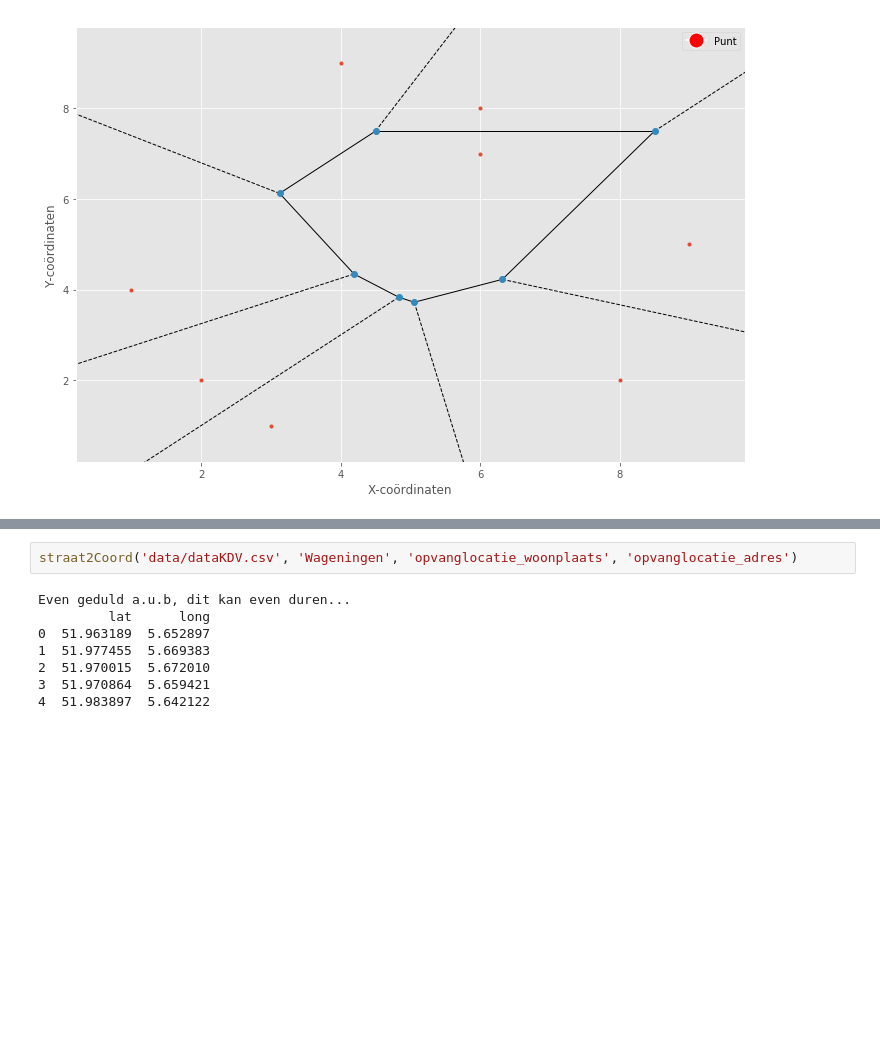
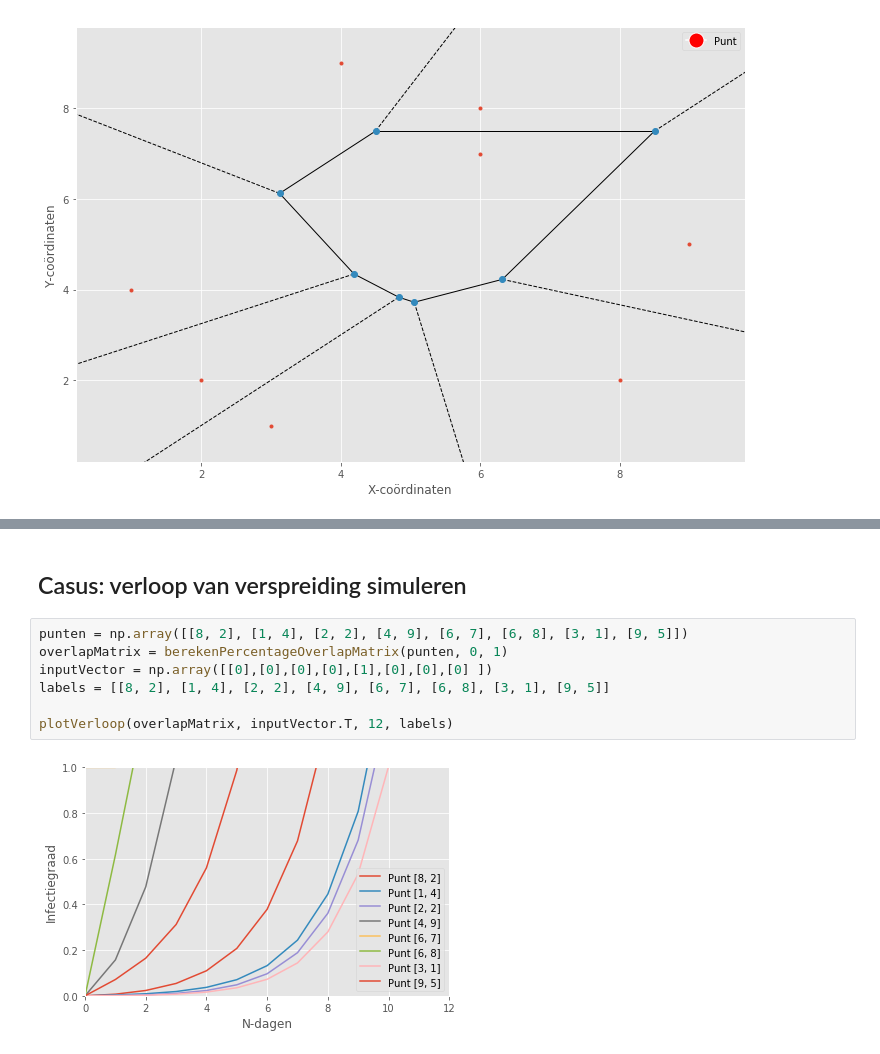
Before and after one commit to Denbergvanthijs/IPASS, a Jupyter notebook: main.ipynb, the cells around one changed output, grey strips where cells are left out. Drawn from its saved outputs; the diff is of its cells as text; blank space fills up the shorter version.

```diff
--- a/main.ipynb
+++ b/main.ipynb
@@ -78,10 +83,11 @@ plotVoronoiCompleet(punten, 0, 1)
-# %%
-straat2Coord('data/dataKDV.csv', 'Wageningen', 'opvanglocatie_woonplaats', 'opvanglocatie_adres')
-# %% [output]
-Even geduld a.u.b, dit kan even duren...
-         lat      long
-0  51.963189  5.652897
-1  51.977455  5.669383
-2  51.970015  5.672010
-3  51.970864  5.659421
-4  51.983897  5.642122
+# %% [markdown]
+## Casus: verloop van verspreiding simuleren
+# %%
+punten = np.array([[8, 2], [1, 4], [2, 2], [4, 9], [6, 7], [6, 8], [3, 1], [9, 5]])
+overlapMatrix = berekenPercentageOverlapMatrix(punten, 0, 1)
+inputVector = np.array([[0],[0],[0],[0],[1],[0],[0],[0] ])
+labels = [[8, 2], [1, 4], [2, 2], [4, 9], [6, 7], [6, 8], [3, 1], [9, 5]]
+
+plotVerloop(overlapMatrix, inputVector.T, 12, labels)
+# %% [output]
+[figure, added]
```
Also changed, not shown: parts of 22 cells of this notebook, 3 other files.
